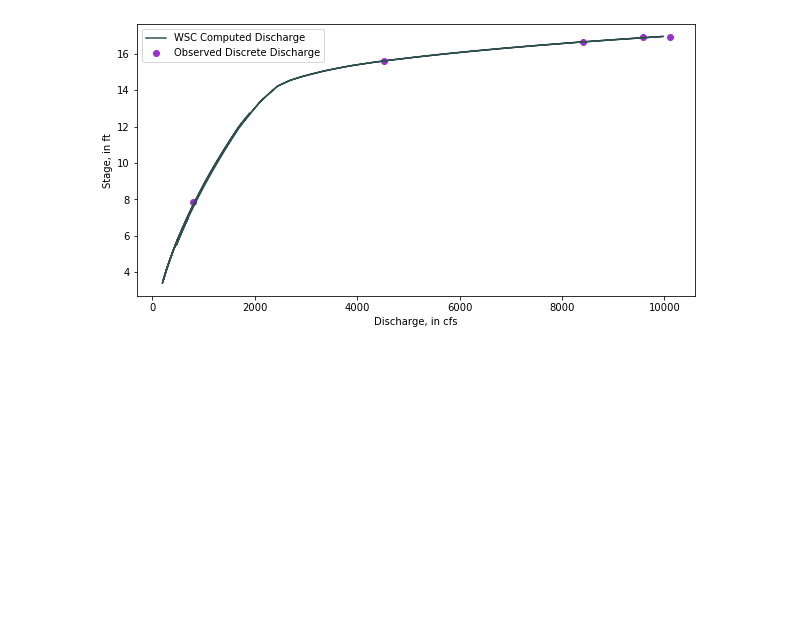
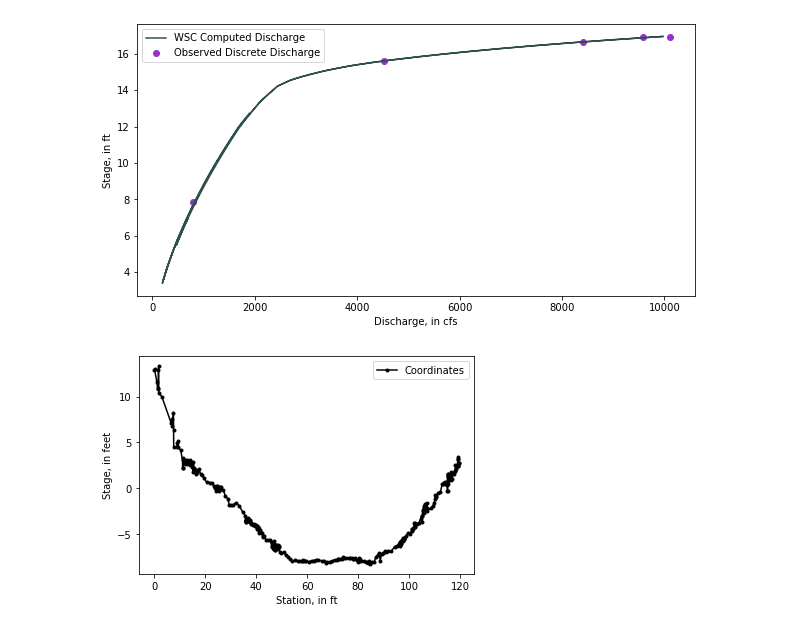
Before and after one commit to mdomanski-usgs/dynrat, a Jupyter notebook: examples/timeseries.ipynb, the cells around one changed output. Cells and saved outputs as stored; diff of their text form; code cells hidden in the pictures; blank space fills up the shorter version.

Commit message:
add cross section data

```diff
--- a/examples/timeseries.ipynb
+++ b/examples/timeseries.ipynb
@@ -63,3 +64,13 @@ _ = stage_discharge_plot(observed_h, observed_q, ax)
 _ = stage_discharge_plot(measured_h, rated_q, ax)
 # %% [output]
 [figure]
+# %%
+from dynrat.sect import CrossSect
+
+
+xs_csv = 'data/02052090/site_02052090_cs_20180522.csv'
+
+sect = CrossSect.from_csv(xs_csv)
+_ = sect.plot()
+# %% [output]
+[figure, added]
```
Also changed, not shown: parts of 2 cells of this notebook, 1 other file.
